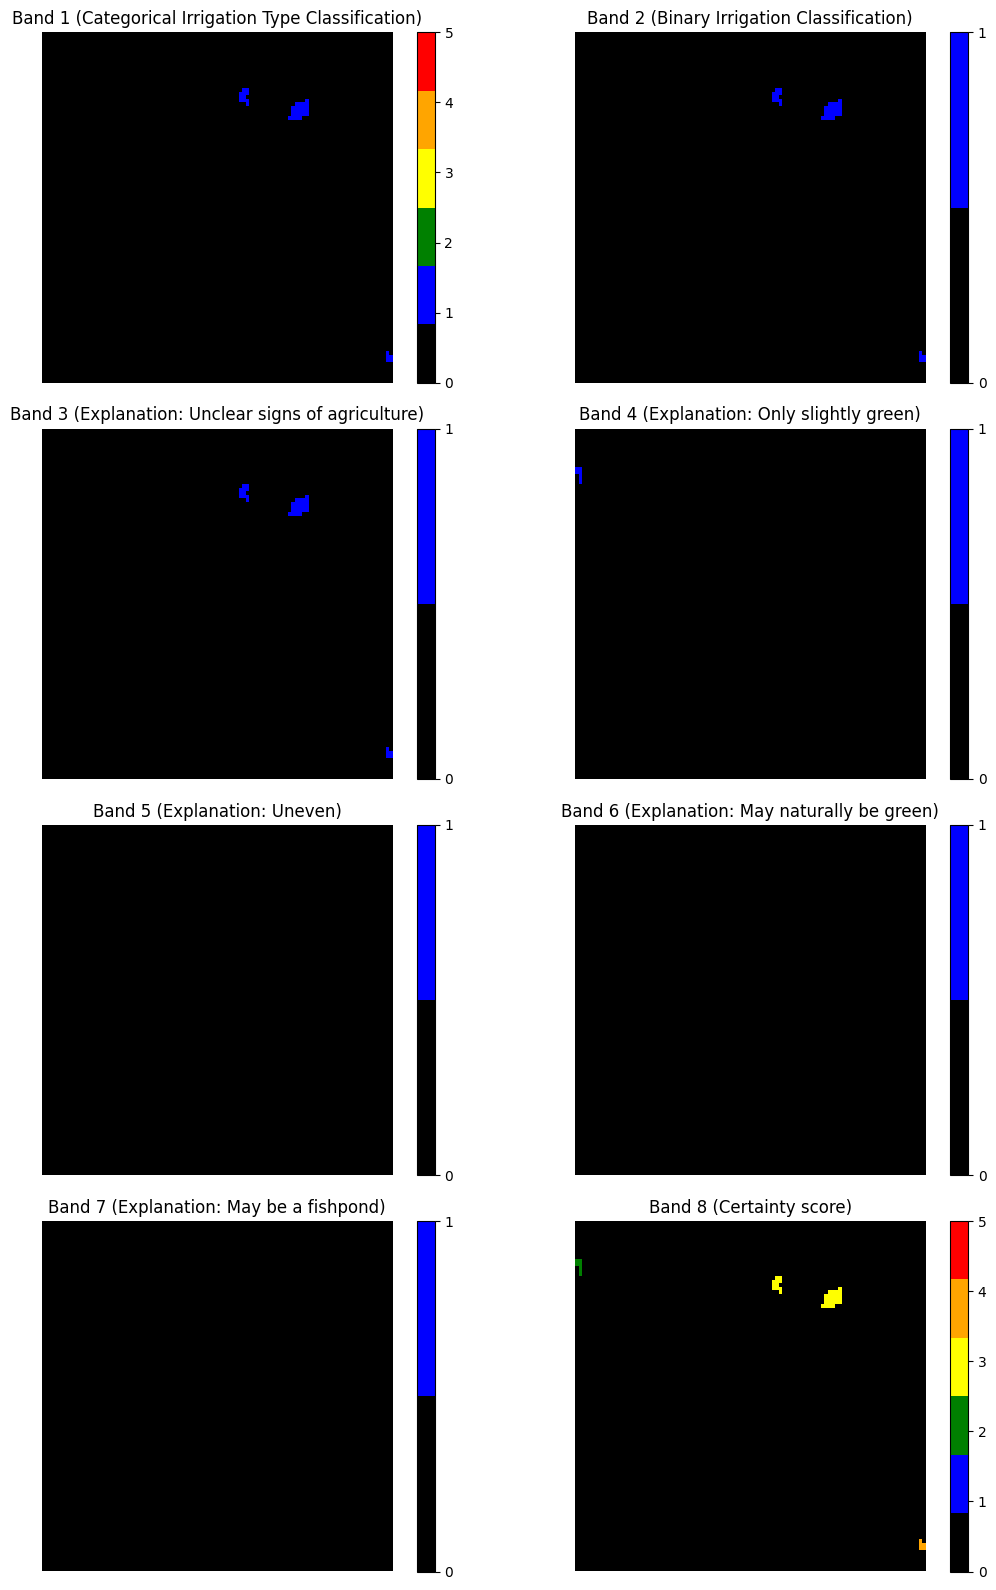
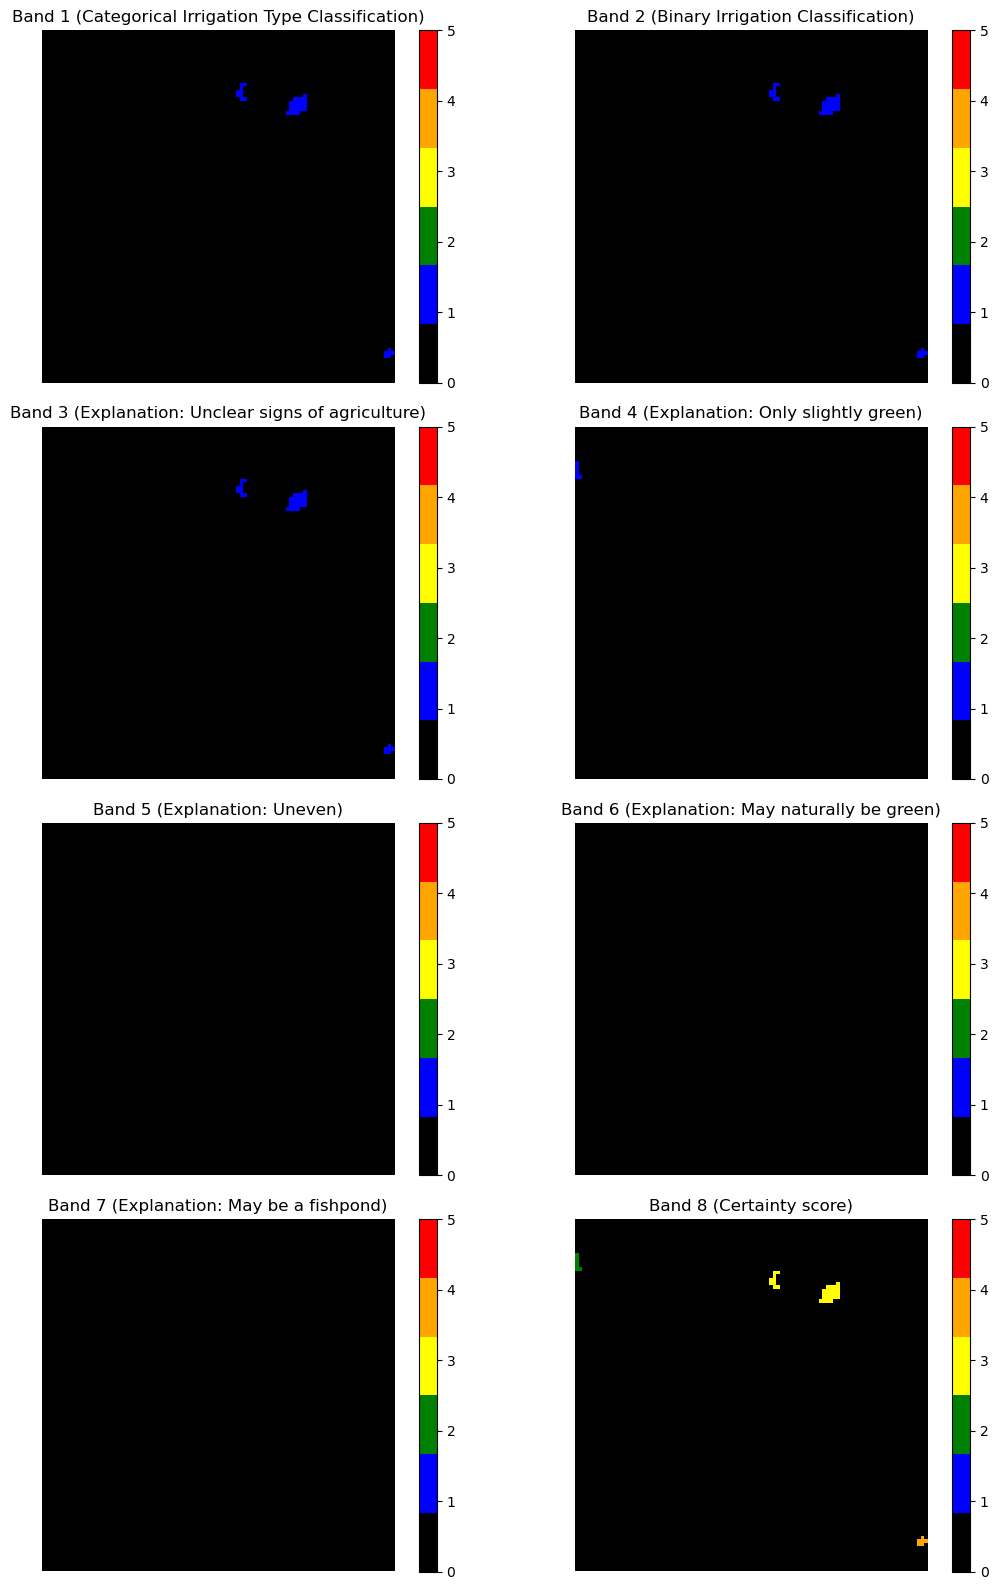
The change to this notebook cell's code, shown as a diff; its figure went from the first image to the second:
--- before
+++ after
@@ -34,8 +34,7 @@
 for i in range(8):
     ax = axes[i]
-    len_colors = len(colors) if i == 7 or i == 0 else 2
-    cmap = ListedColormap(colors[:len_colors])
-    im = ax.imshow(image[i], cmap=cmap, vmin=0, vmax=len(colors[:len_colors]) - 1)
-    cbar = fig.colorbar(im, ax=ax, fraction=0.046, pad=0.04, ticks=range(len_colors)) 
+    im = ax.imshow(image[i], cmap=cmap, vmin=0, vmax=len(colors) - 1)
+    ax.imshow(image[i], cmap=cmap, vmin=0, vmax=len(colors) - 1)
+    cbar = fig.colorbar(im, ax=ax, fraction=0.046, pad=0.04, ticks=range(len(colors))) 
     ax.set_title(f'Band {i + 1} ({band_dict[i+1]})', fontsize=12)
     ax.axis('off')

Commit: Restore ipynb notebook to main version to fix merge conflicts